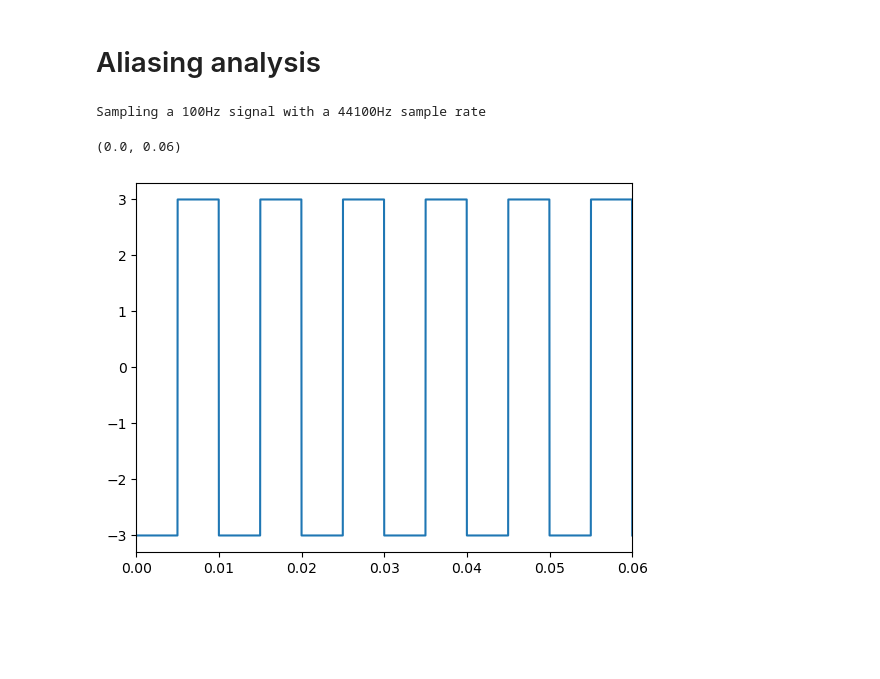
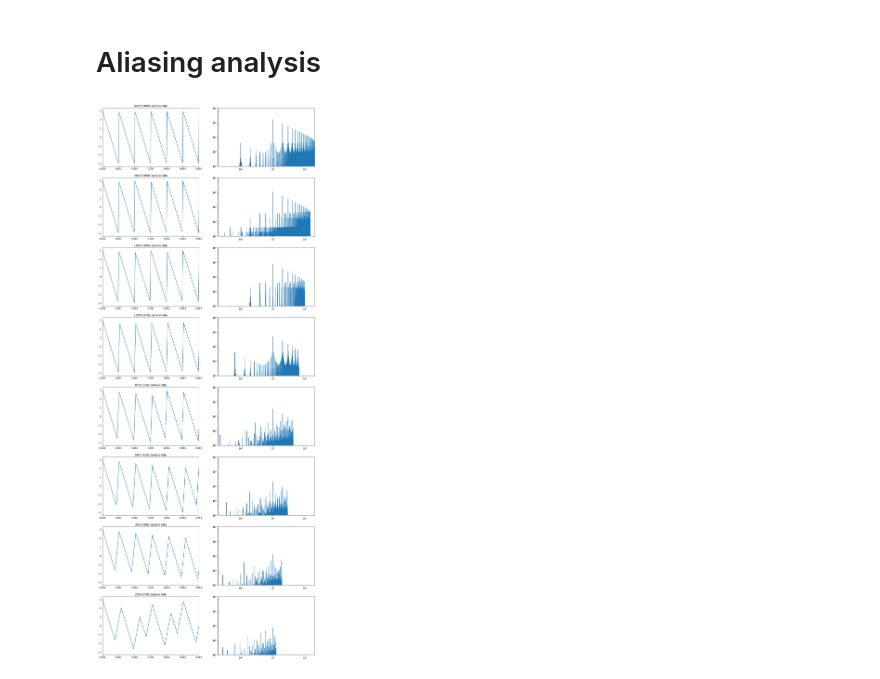
Before and after one commit to vitortonaco/physics, a Jupyter notebook: digital_signal_processing/rc_low_pass_filter.ipynb, the cells around one changed output. Cells and saved outputs as stored; diff of their text form; code cells hidden in the pictures; blank space fills up the shorter version.

```diff
--- a/digital_signal_processing/rc_low_pass_filter.ipynb
+++ b/digital_signal_processing/rc_low_pass_filter.ipynb
@@ -334,25 +334,38 @@ The signal has a frequency of 500Hz and all frequencies above 2000Hz will be rem
 [figure]
 # %% [markdown]
 # Aliasing analysis
+# %%
+def get_square_from_sample_rate(sampleRate, t0, tf, Fsignal):
+    dt = 1/sampleRate
+    size = (tf-t0)//dt + 1
+    t = np.linspace(t0,tf,int(size))
+    signal = [SawWave(i,Fsignal) for i in t]
+    fft = np.fft.fft(signal)
+    omegas = np.fft.fftfreq(int(size),dt)
+    return t,signal, np.abs(fft[:len(omegas)//2]), omegas[:len(omegas)//2]
 # %%
 t0 = 0
 tf = 4
 fs = 44.1*10**3  #sample rate
-dt = 1/fs
-size = (tf-t0)//dt + 1
-Fsignal = 100 # hz
+
+Fsignal = 1000 # hz
+
+fig, axs = plt.subplots(8,2)
+
+for i in range(8):
+
+    t2, x2 , fft, omegas = get_square_from_sample_rate(fs, t0, tf, Fsignal)
+    axs[i,0].plot(t2,x2)
+    axs[i,0].set_xlim(0,6/Fsignal)
+    axs[i,0].set_title('{:.2f}Hz sample rate'.format(fs))
+    axs[i,1].plot(omegas,fft)
+    axs[i,1].set_yscale('log')
+    axs[i,1].set_xscale('log')
+    axs[i,1].set_xlim(20,20000)
+    axs[i,1].set_ylim(10**2,10**6)
+    fs = fs/1.5
 
 
-t2 = np.linspace(t0,tf,int(size))
-
-
-print('Sampling a {}Hz signal with a {}Hz sample rate'.format(Fsignal,round(fs)))
-
-x2 = [SquareWave(i,Fsignal) for i in t2]
-
-plt.plot(t2,x2)
-plt.xlim(0,6/Fsignal)
+fig.set_size_inches(17,45)
 # %% [output]
-Sampling a 100Hz signal with a 44100Hz sample rate
-(0.0, 0.06)
-[figure, old version]
+[figure, new version]
```
Also changed, not shown: parts of 5 cells of this notebook.
